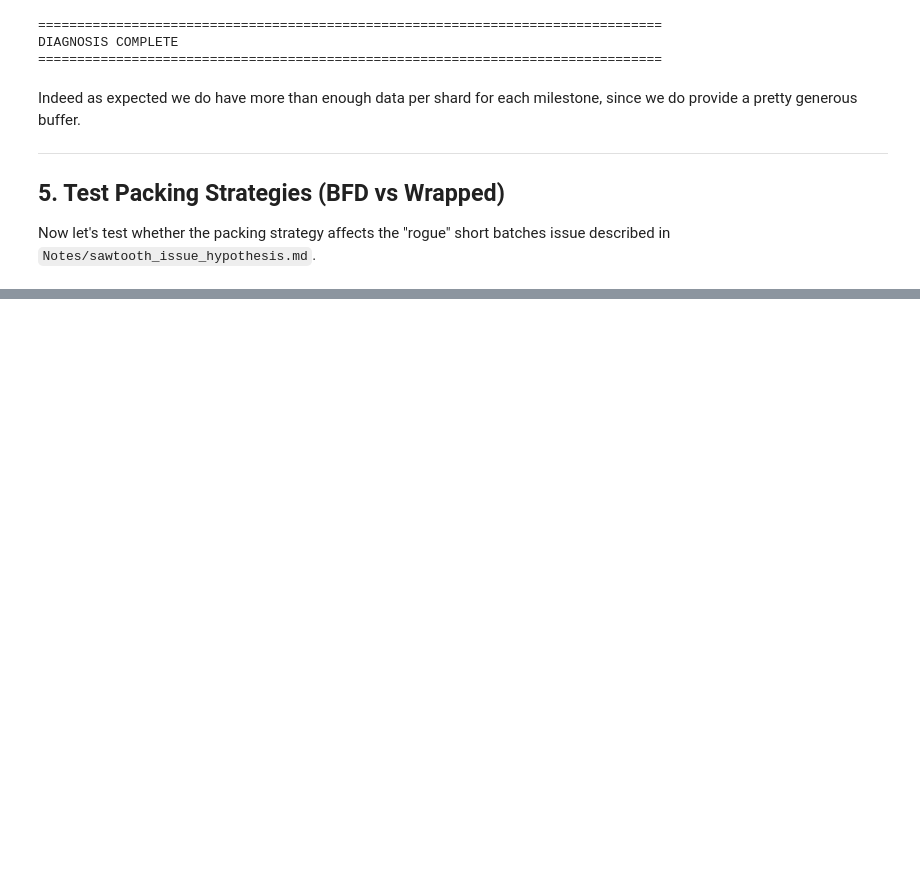
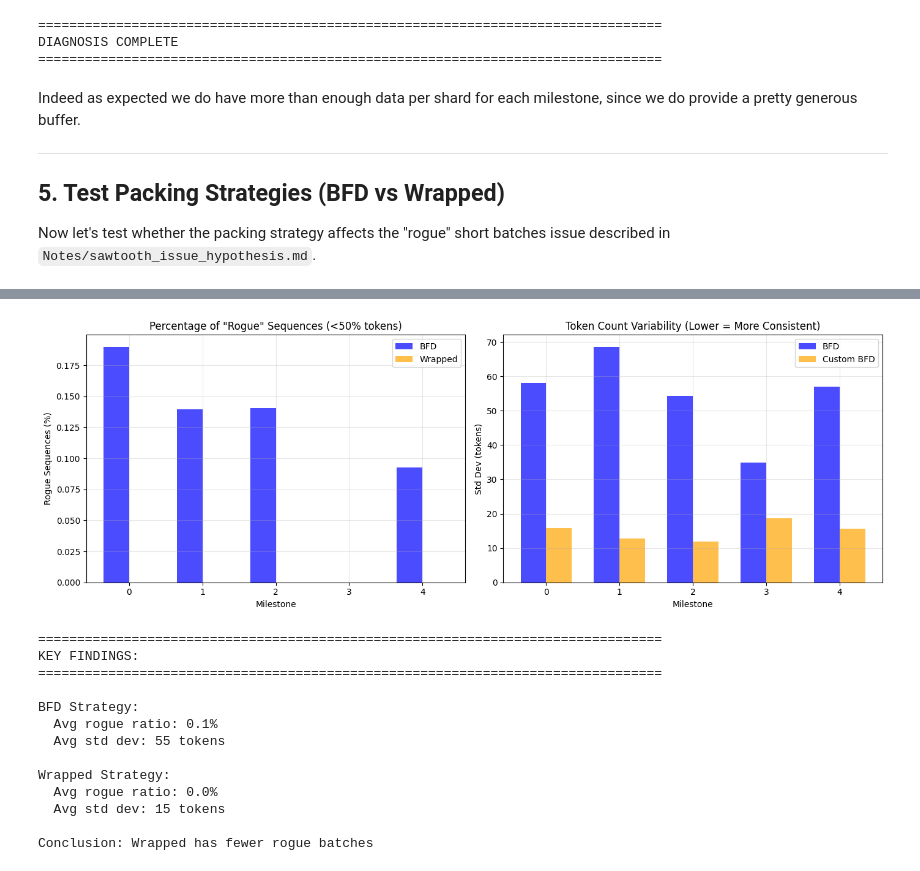
Before and after one commit to pariidanDKE/ContinualPretrainRo, a Jupyter notebook: continual_pretrain/notebooks/investigate_saw_loss.ipynb, the cells around one changed output, grey strips where cells are left out. Saved outputs shown, nothing was run; the diff lists cells and outputs as text; code cells hidden in the pictures; blank space fills up the shorter version.

```diff
--- a/continual_pretrain/notebooks/investigate_saw_loss.ipynb
+++ b/continual_pretrain/notebooks/investigate_saw_loss.ipynb
@@ -418,7 +642,7 @@ fig, (ax1, ax2) = plt.subplots(1, 2, figsize=(14, 5))
 
 milestones = list(range(metadata['num_milestones']))
 bfd_rogue_ratios = [results[m]['bfd']['rogue_ratio'] * 100 for m in milestones]
-wrapped_rogue_ratios = [results[m]['wrapped']['rogue_ratio'] * 100 for m in milestones]
+wrapped_rogue_ratios = [results[m]['custom_bfd']['rogue_ratio'] * 100 for m in milestones]
 
 x = np.arange(len(milestones))
 width = 0.35
@@ -433,32 +657,47 @@ ax1.set_xticks(x)
 ax1.set_xticklabels(milestones)
 ax1.legend()
 ax1.grid(True, alpha=0.3)
 
 # Plot 2: Standard deviation comparison
 bfd_stds = [results[m]['bfd']['std_tokens'] for m in milestones]
-wrapped_stds = [results[m]['wrapped']['std_tokens'] for m in milestones]
+wrapped_stds = [results[m]['custom_bfd']['std_tokens'] for m in milestones]
 
 ax2.bar(x - width/2, bfd_stds, width, label='BFD', color='blue', alpha=0.7)
-ax2.bar(x + width/2, wrapped_stds, width, label='Wrapped', color='orange', alpha=0.7)
+ax2.bar(x + width/2, wrapped_stds, width, label='Custom BFD', color='orange', alpha=0.7)
 ax2.set_xlabel('Milestone')
 ax2.set_ylabel('Std Dev (tokens)')
 ax2.set_title('Token Count Variability (Lower = More Consistent)')
 ax2.set_xticks(x)
 ax2.set_xticklabels(milestones)
 ax2.legend()
 ax2.grid(True, alpha=0.3)
 
 plt.tight_layout()
 plt.savefig('packing_strategy_summary.png', dpi=150, bbox_inches='tight')
 plt.show()
 
 print("\n" + "="*80)
 print("KEY FINDINGS:")
 print("="*80)
 print(f"\nBFD Strategy:")
 print(f"  Avg rogue ratio: {np.mean(bfd_rogue_ratios):.1f}%")
 print(f"  Avg std dev: {np.mean(bfd_stds):.0f} tokens")
 print(f"\nWrapped Strategy:")
 print(f"  Avg rogue ratio: {np.mean(wrapped_rogue_ratios):.1f}%")
 print(f"  Avg std dev: {np.mean(wrapped_stds):.0f} tokens")
 print(f"\nConclusion: {'BFD' if np.mean(bfd_rogue_ratios) < np.mean(wrapped_rogue_ratios) else 'Wrapped'} has fewer rogue batches")
+# %% [output]
+[figure, added]
+================================================================================
+KEY FINDINGS:
+================================================================================
+
+BFD Strategy:
+  Avg rogue ratio: 0.1%
+  Avg std dev: 55 tokens
+
+Wrapped Strategy:
+  Avg rogue ratio: 0.0%
+  Avg std dev: 15 tokens
+
+Conclusion: Wrapped has fewer rogue batches
```
Also changed, not shown: parts of 6 cells of this notebook, 30 other files.
